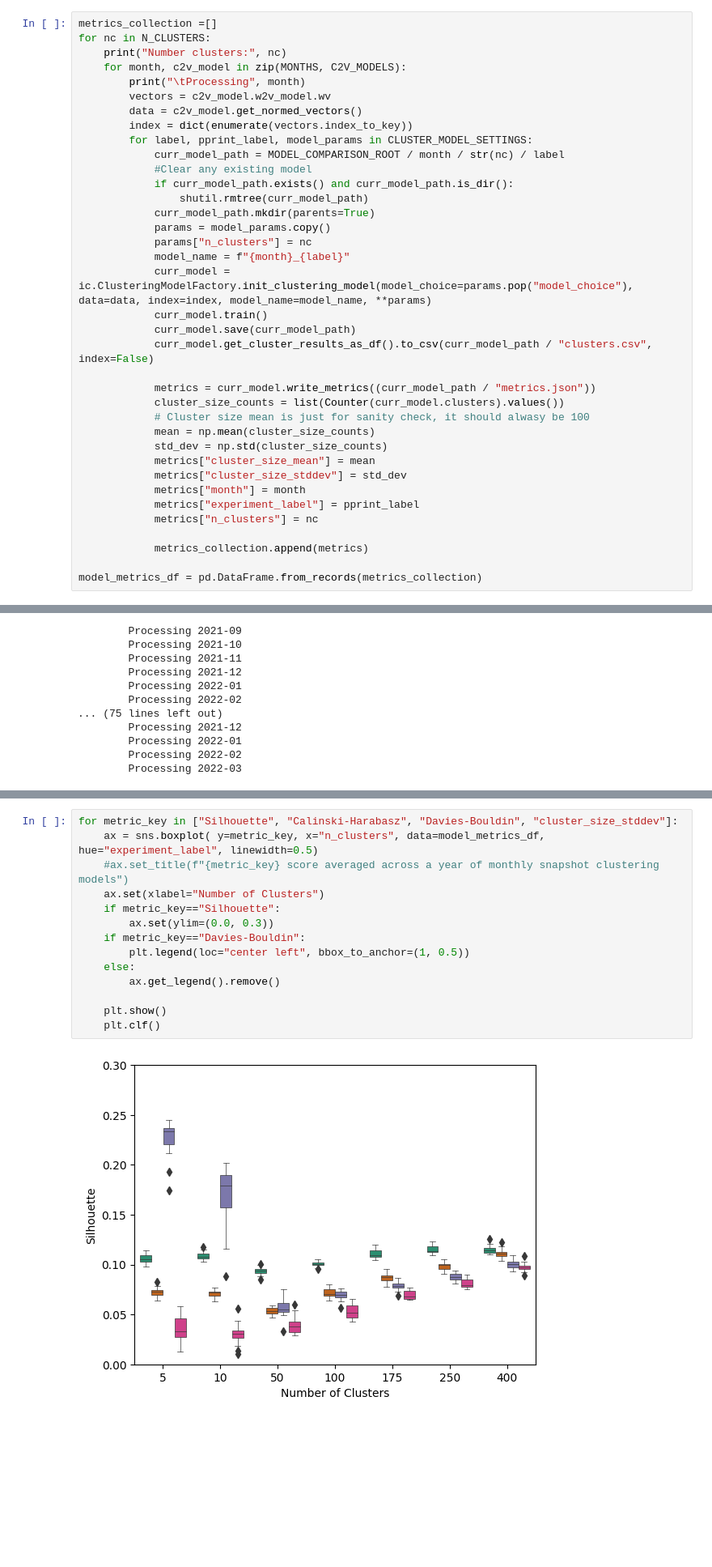
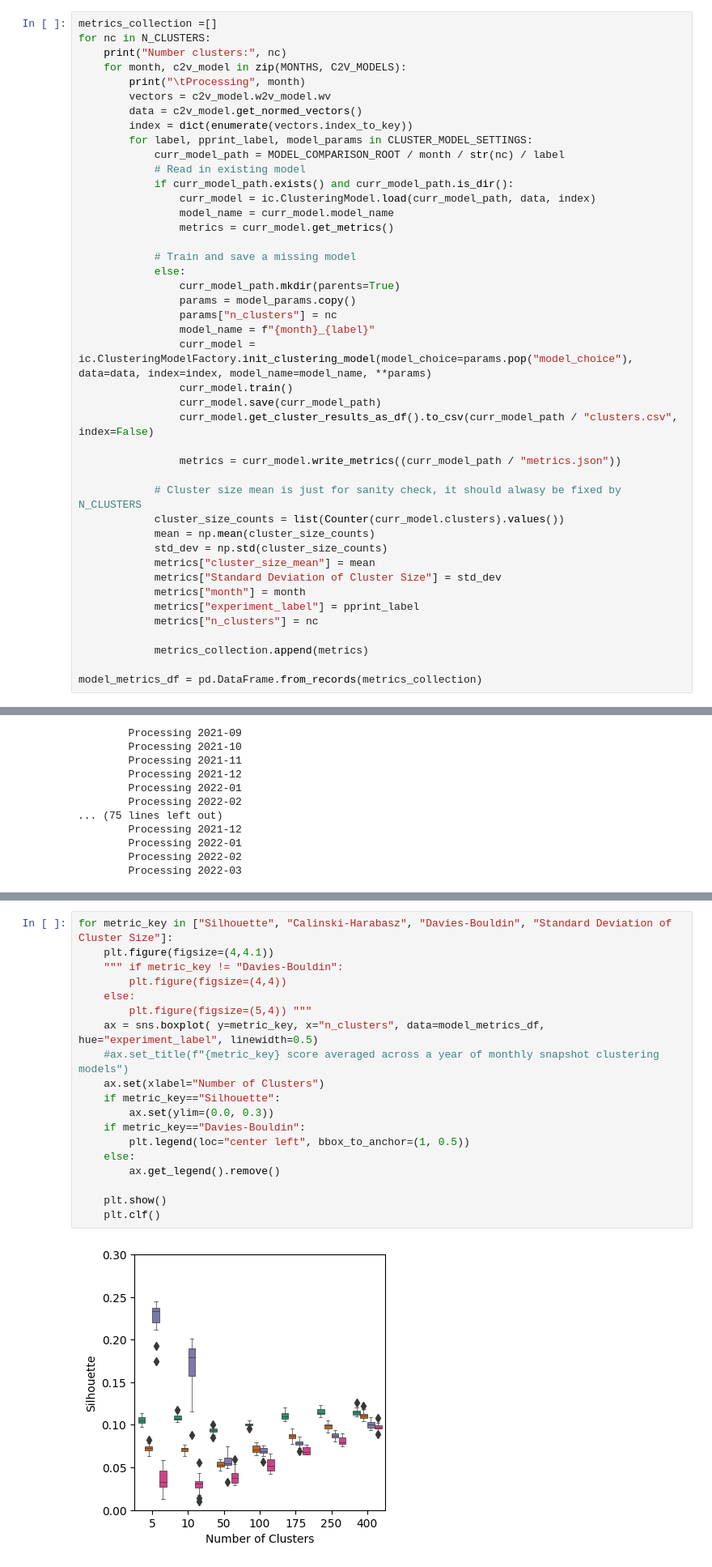
Before and after one commit to UMassCDS/IHOP-Reddit, a Jupyter notebook: notebooks/quantitative_comparison_kmeans_vs_agglomerative.ipynb, the cells around one changed output, grey strips where cells are left out. Shown at 81% size. Drawn from its saved outputs; the diff is of its cells as text; blank space fills up the shorter version.

Commit message:
Better inter-treatment VI comparisons and cleaned up notebooks to make it easier to find relevant visualizations and experiments

```diff
--- a/notebooks/quantitative_comparison_kmeans_vs_agglomerative.ipynb
+++ b/notebooks/quantitative_comparison_kmeans_vs_agglomerative.ipynb
@@ -54,25 +56,31 @@ for nc in N_CLUSTERS:
         index = dict(enumerate(vectors.index_to_key))
         for label, pprint_label, model_params in CLUSTER_MODEL_SETTINGS:
             curr_model_path = MODEL_COMPARISON_ROOT / month / str(nc) / label
-            #Clear any existing model
+            # Read in existing model
             if curr_model_path.exists() and curr_model_path.is_dir():
-                shutil.rmtree(curr_model_path)
-            curr_model_path.mkdir(parents=True)
-            params = model_params.copy()
-            params["n_clusters"] = nc
-            model_name = f"{month}_{label}"
-            curr_model = ic.ClusteringModelFactory.init_clustering_model(model_choice=params.pop("model_choice"), data=data, index=index, model_name=model_name, **params)
-            curr_model.train()
-            curr_model.save(curr_model_path)
-            curr_model.get_cluster_results_as_df().to_csv(curr_model_path / "clusters.csv", index=False)
+                curr_model = ic.ClusteringModel.load(curr_model_path, data, index)
+                model_name = curr_model.model_name
+                metrics = curr_model.get_metrics()
 
-            metrics = curr_model.write_metrics((curr_model_path / "metrics.json"))
+            # Train and save a missing model
+            else:
+                curr_model_path.mkdir(parents=True)
+                params = model_params.copy()
+                params["n_clusters"] = nc
+                model_name = f"{month}_{label}"
+                curr_model = ic.ClusteringModelFactory.init_clustering_model(model_choice=params.pop("model_choice"), data=data, index=index, model_name=model_name, **params)
+                curr_model.train()
+                curr_model.save(curr_model_path)
+                curr_model.get_cluster_results_as_df().to_csv(curr_model_path / "clusters.csv", index=False)
+
+                metrics = curr_model.write_metrics((curr_model_path / "metrics.json"))
+
+            # Cluster size mean is just for sanity check, it should alwasy be fixed by N_CLUSTERS
             cluster_size_counts = list(Counter(curr_model.clusters).values())
-            # Cluster size mean is just for sanity check, it should alwasy be 100
             mean = np.mean(cluster_size_counts)
             std_dev = np.std(cluster_size_counts)
             metrics["cluster_size_mean"] = mean
-            metrics["cluster_size_stddev"] = std_dev
+            metrics["Standard Deviation of Cluster Size"] = std_dev
             metrics["month"] = month
             metrics["experiment_label"] = pprint_label
             metrics["n_clusters"] = nc
@@ -115,18 +123,23 @@ model_metrics_df
 | 335 | 0.095942 | 19.318700 | 2.666039 | 25.0 | 35.991179 | 2022-03 | ... |
 336 rows × 8 columns
 # %%
-for metric_key in ["Silhouette", "Calinski-Harabasz", "Davies-Bouldin", "cluster_size_stddev"]:
+for metric_key in ["Silhouette", "Calinski-Harabasz", "Davies-Bouldin", "Standard Deviation of Cluster Size"]:
+    plt.figure(figsize=(4,4.1))
+    """ if metric_key != "Davies-Bouldin":
+        plt.figure(figsize=(4,4))
+    else:
+        plt.figure(figsize=(5,4)) """
     ax = sns.boxplot( y=metric_key, x="n_clusters", data=model_metrics_df, hue="experiment_label", linewidth=0.5)
     #ax.set_title(f"{metric_key} score averaged across a year of monthly snapshot clustering models")
     ax.set(xlabel="Number of Clusters")
     if metric_key=="Silhouette":
         ax.set(ylim=(0.0, 0.3))
     if metric_key=="Davies-Bouldin":
         plt.legend(loc="center left", bbox_to_anchor=(1, 0.5))
     else:
         ax.get_legend().remove()
 
     plt.show()
     plt.clf()
 # %% [output]
-[figure, old version]
+[figure, new version]
```
Also changed, not shown: parts of 11 cells of this notebook, 8 other files.
